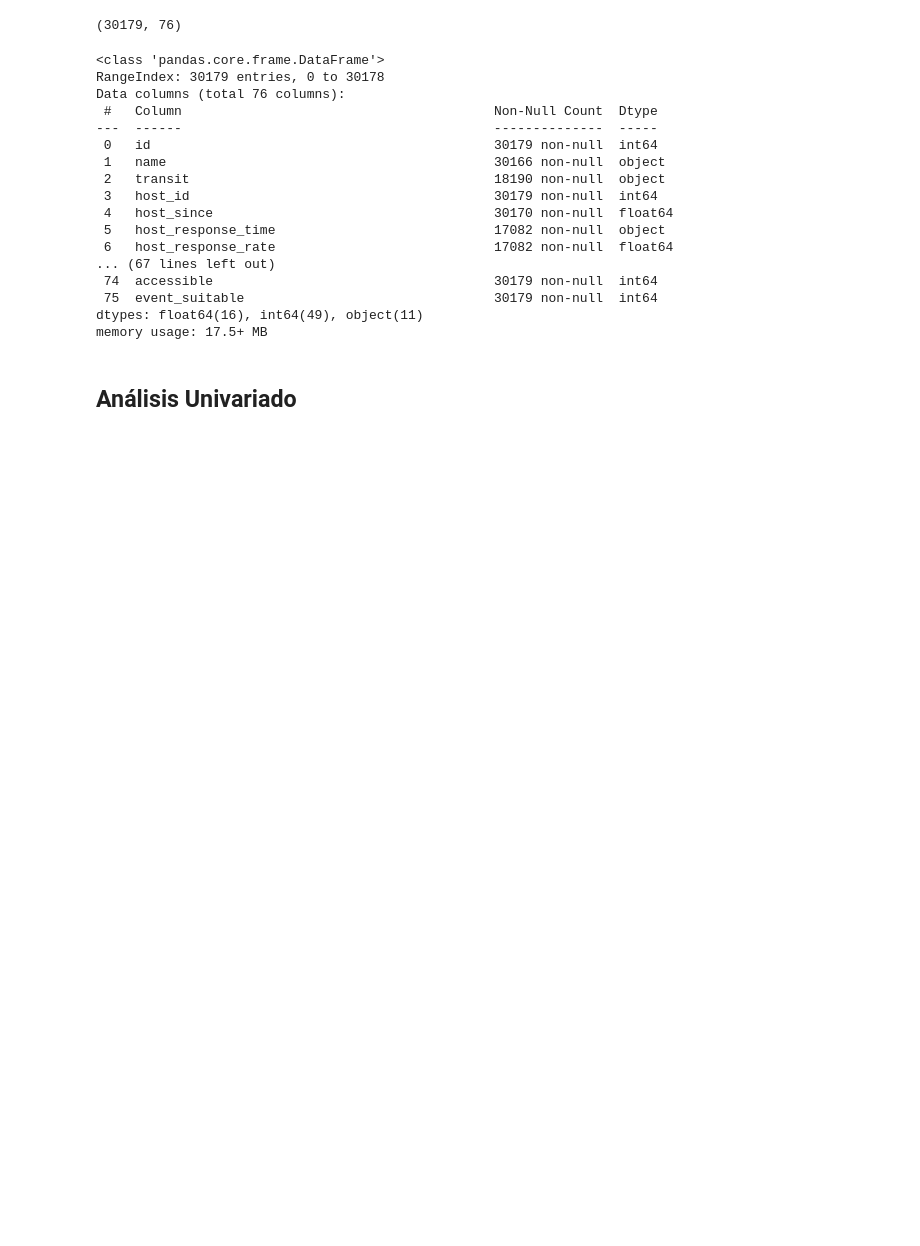
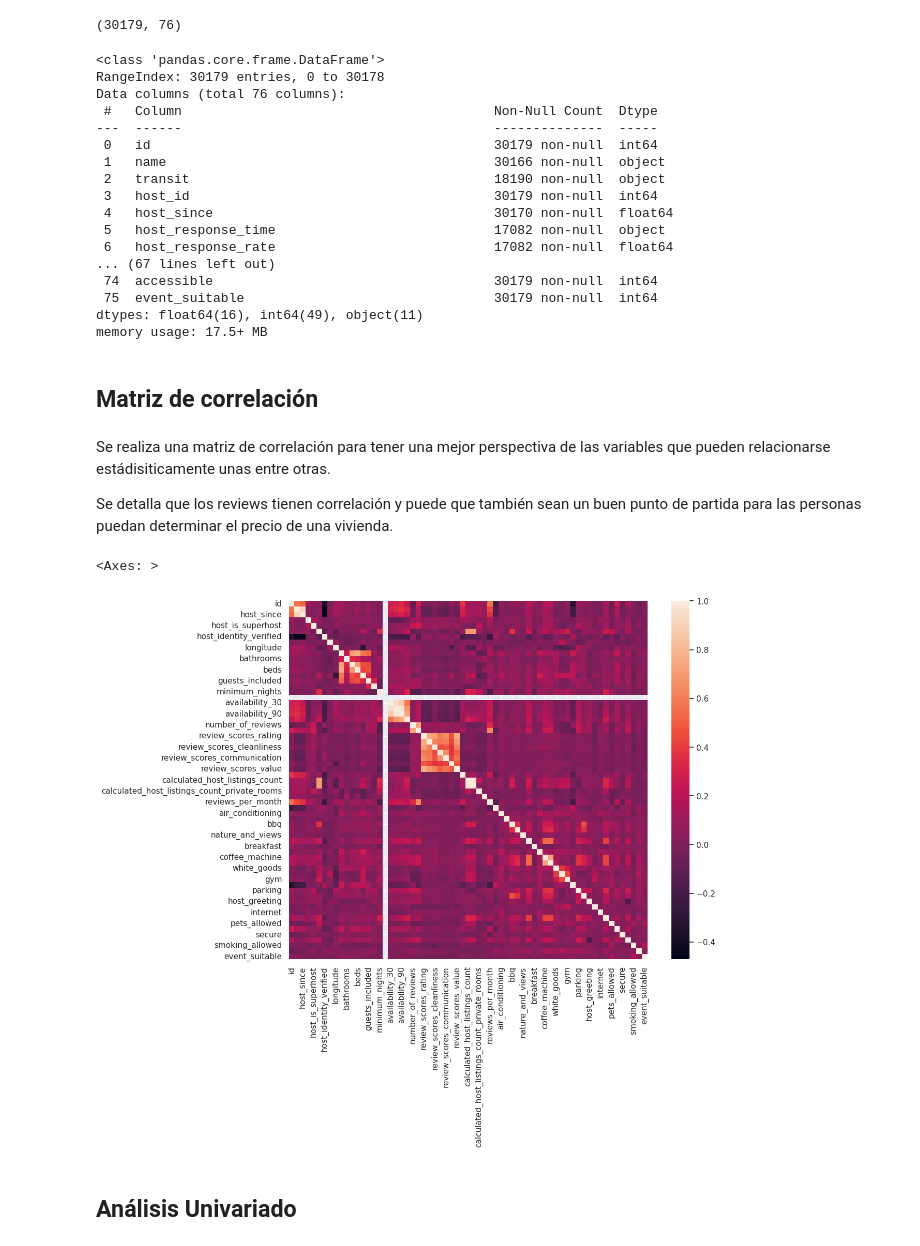
Before and after one commit to avanegasp/unicatalu-a, a Jupyter notebook: Copia_de_Fase_1_Precios_de_Airbnb_en_la_ciudad_de_New_York_Estudiantes.ipynb, the cells around one changed output. Saved outputs shown, nothing was run; the diff lists cells and outputs as text; code cells hidden in the pictures; blank space fills up the shorter version.

```diff
--- a/Copia_de_Fase_1_Precios_de_Airbnb_en_la_ciudad_de_New_York_Estudiantes.ipynb
+++ b/Copia_de_Fase_1_Precios_de_Airbnb_en_la_ciudad_de_New_York_Estudiantes.ipynb
@@ -108,6 +119,20 @@ Data columns (total 76 columns):
  75  event_suitable                                30179 non-null  int64
 dtypes: float64(16), int64(49), object(11)
 memory usage: 17.5+ MB
+# %% [markdown]
+## Matriz de correlación
+# %% [markdown]
+Se realiza una matriz de correlación para tener una mejor perspectiva de las variables que pueden relacionarse estádisiticamente unas entre otras.
+
+Se detalla que los reviews tienen correlación y puede que también sean un buen punto de partida para las personas puedan determinar el precio de una vivienda.
+# %%
+corrmat = airbnb.corr()
+
+fx, ax = plt.subplots(figsize=(12,9))
+sns.heatmap(corrmat, vmax=1, square= True)
+# %% [output]
+<Axes: >
+[figure, added]
 # %% [markdown]
 ## Análisis Univariado
 # %% [markdown]
```
Also changed, not shown: parts of 38 cells of this notebook.
